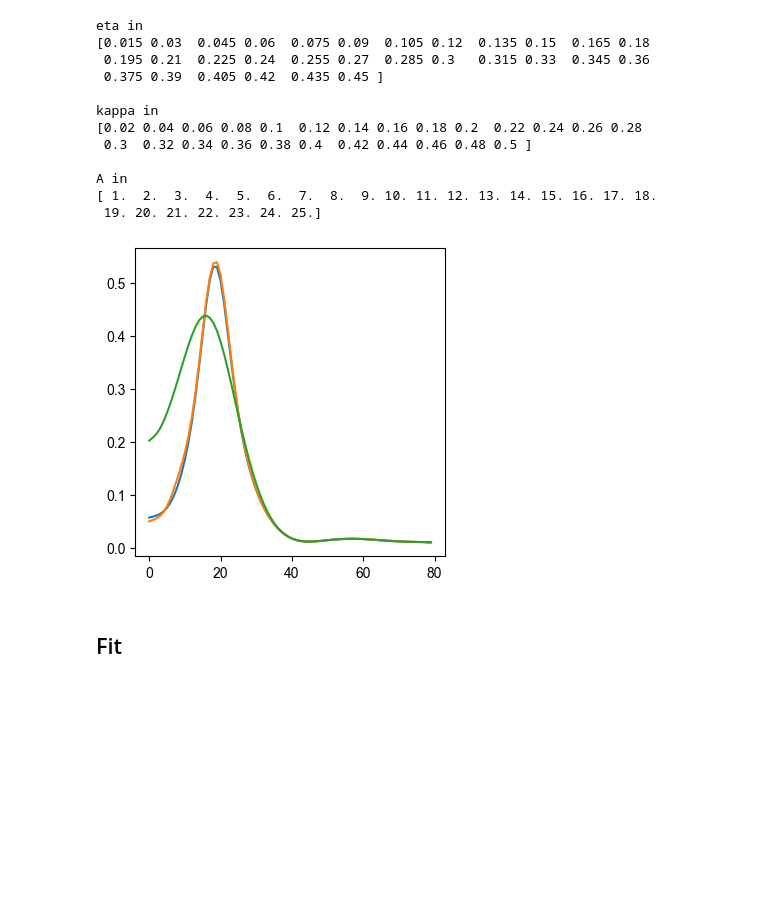
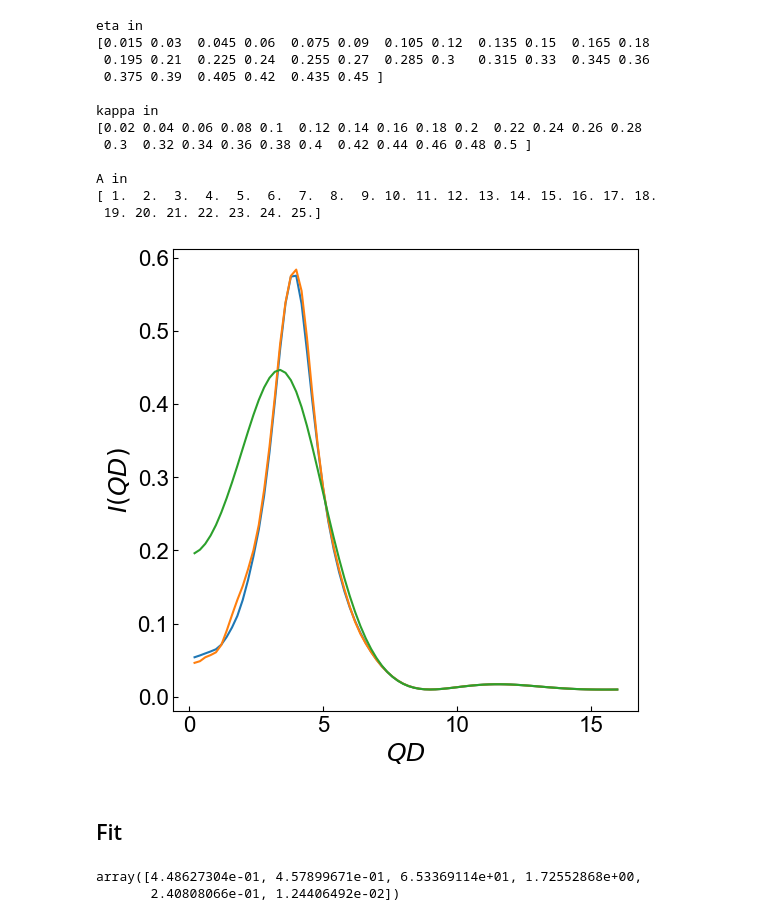
Before and after one commit to ch-tung/SQ_VAE, a Jupyter notebook: direct_param_SQ/Fit_IQ.ipynb, the cells around one changed output. Cells and saved outputs as stored; diff of their text form; code cells hidden in the pictures; blank space fills up the shorter version.

```diff
--- a/direct_param_SQ/Fit_IQ.ipynb
+++ b/direct_param_SQ/Fit_IQ.ipynb
@@ -205,10 +205,11 @@ def id_params(parameters):
     id_A = np.abs(A-parameters[2])<tol
     return np.where(id_eta*id_kappa*id_A)[0]
 # %%
-potential_list = np.array([[0.3,5.0],[0.5,10.0],[0.3,20.0]])
-eta_list = np.array([0.015,0.105,0.3])
+# potential_list = np.array([[0.3,5.0],[0.5,10.0],[0.3,20.0]])
+# eta_list = np.array([0.015,0.105,0.3])
 
-parameters = np.r_[eta_list[1],potential_list[1]]
+# parameters = np.r_[eta_list[1],potential_list[1]]
+parameters = np.array([0.105, 0.5, 10.0])
 fp_GT = np.r_[parameters,np.array([1,1,0.01])]
 
 SQ_exp_GT = sq_rs[id_params(parameters),:][0]
@@ -223,38 +224,43 @@ def IQ_exp(sq_GT,fp):
 
     # structure factor
     S = sq_GT
 
     # I(Q)
     IQ = S*P*fp[4]+fp[5]
 
     # resolution
     Q = q_EQSANS
     dQ = qsig_EQSANS
     Q_fine = np.linspace(0.2,16,100)
 
     f_interp = interp.interp1d(q,IQ)
     IQ_Qfine = f_interp(Q_fine)
     IQ_res = IQ_resoln(Q, Q_fine, IQ_Qfine, dQ)
 
     IQ_res_scale = scale(Q,IQ_res,fp[3])
     f_interp = interp.interp1d(Q,IQ_res_scale)
 
     IQ_exp = f_interp(q_rs)
     return IQ_exp
 
 IQ_exp_GT = IQ_exp(SQ_exp_GT,fp_GT)
 IQ_exp_NN = IQ_th(SQ_NN,fp_GT)
 IQ_exp_RMSA = IQ_th(SQ_RMSA,fp_GT)
 
-fig = plt.figure(figsize=(4, 4))
+fig = plt.figure(figsize=(6, 6))#,dpi=192)
 ax = plt.subplot(1, 1, 1)
 
-ax.plot(IQ_exp_GT)
-ax.plot(IQ_exp_NN)
-ax.plot(IQ_exp_RMSA)
+ax.plot(q,IQ_exp_GT)
+ax.plot(q,IQ_exp_NN)
+ax.plot(q,IQ_exp_RMSA)
+
+ax.set_xlabel(r'$QD$',fontsize=18)
+ax.set_ylabel(r'$I(QD)$',fontsize=18)
+ax.tick_params(direction='in', axis='both', which='both', labelsize=16)
+
 plt.show()
 # %% [output]
-[figure, old version]
+[figure, new version]
 # %% [markdown]
 ## Fit
 # %%
@@ -319,0 +288,5 @@ fp_opt_RMSA = opti_RMSA.x
+# %%
+fp_i
+# %% [output]
+array([4.48627304e-01, 4.57899671e-01, 6.53369114e+01, 1.72552868e+00,
+       2.40808066e-01, 1.24406492e-02])
```
Also changed, not shown: parts of 19 cells of this notebook.
